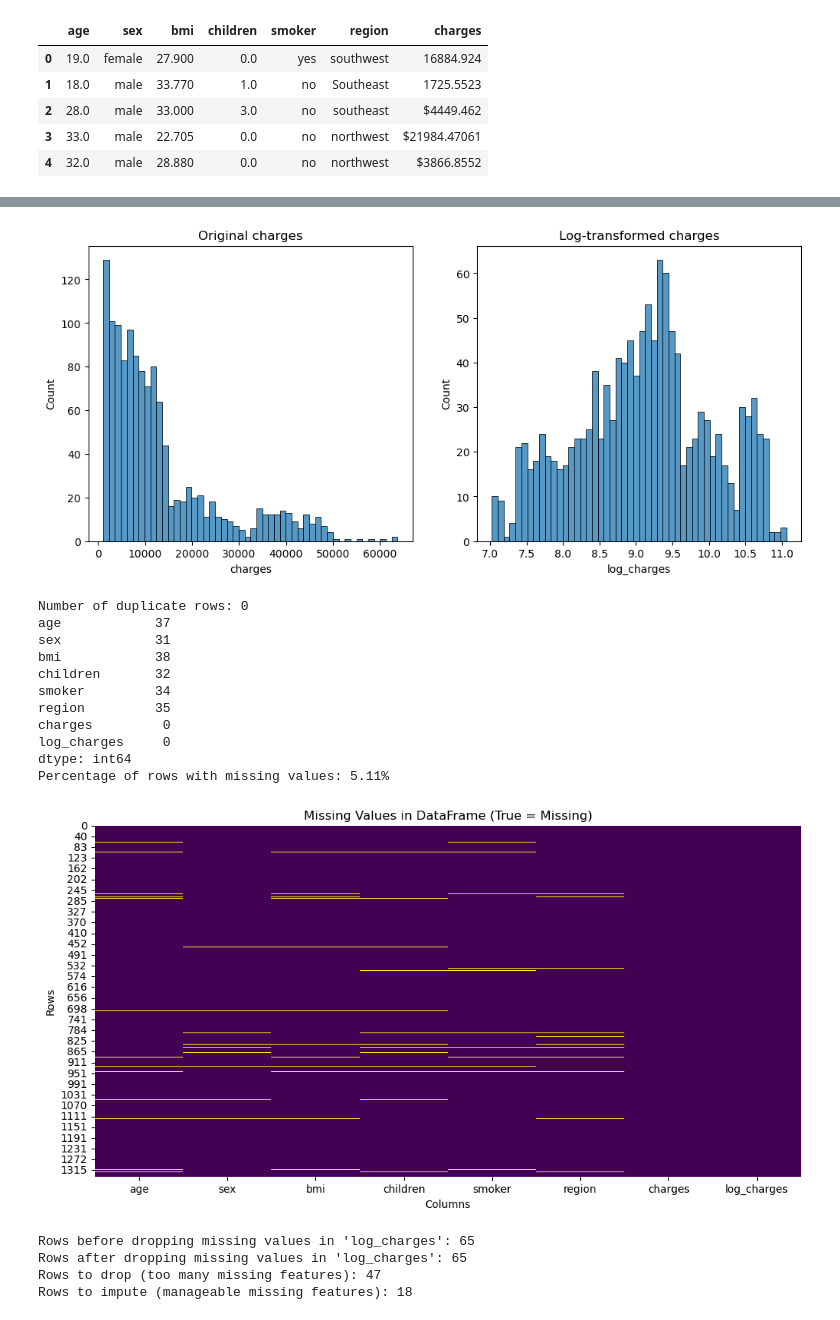
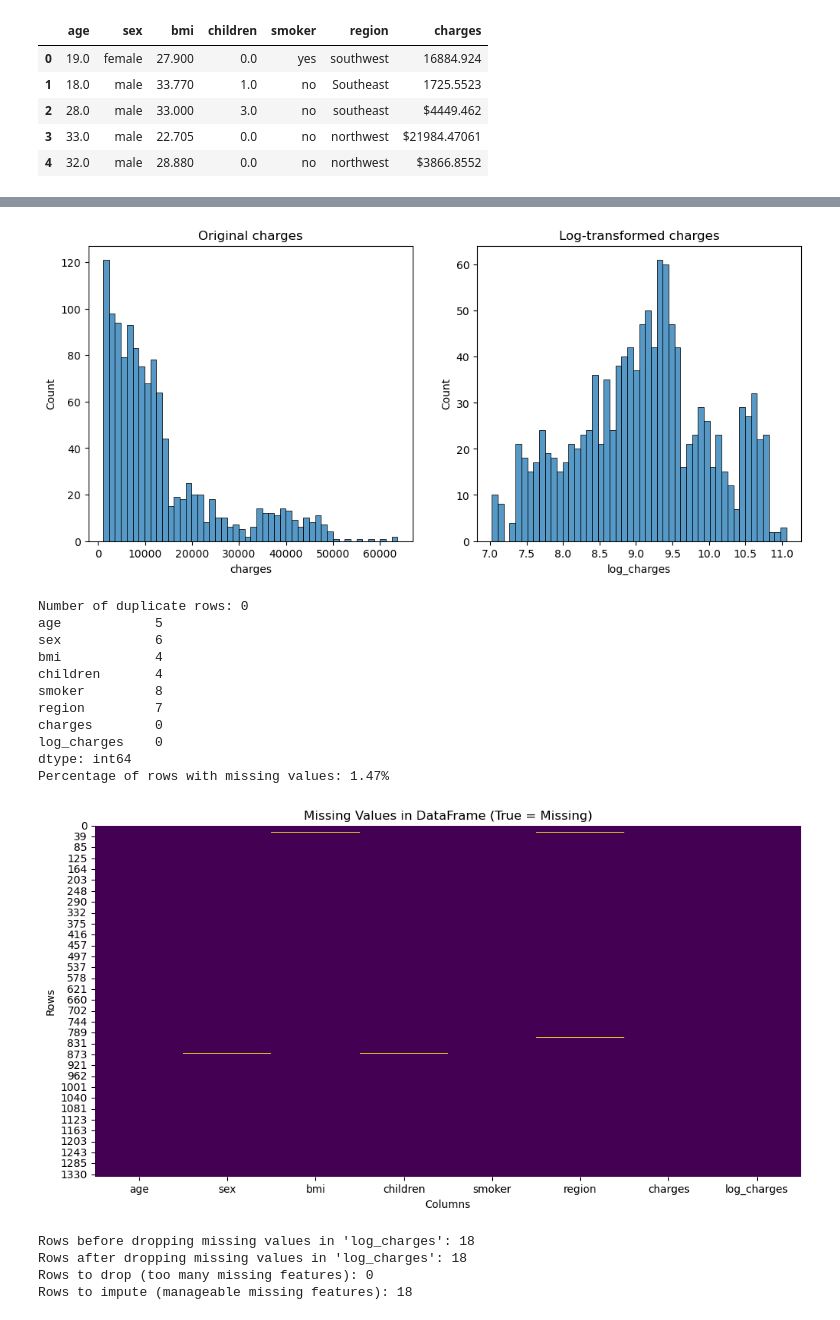
Before and after one commit to Eloise-Barrett/healthcare-insurance-charges, a Jupyter notebook: healthcare_insurance.ipynb, the cells around one changed output, grey strips where cells are left out. Cells and saved outputs as stored; diff of their text form; code cells hidden in the pictures.

Commit message:
Drop rows with more than 2 missing values

```diff
--- a/healthcare_insurance.ipynb
+++ b/healthcare_insurance.ipynb
@@ -160,5 +160,8 @@ rows_to_impute = insurance[(missing_counts > 0) & (missing_counts <= 2)]
 
 print(f"Rows to drop (too many missing features): {len(rows_to_drop)}")
 print(f"Rows to impute (manageable missing features): {len(rows_to_impute)}")
+
+#Drop rows with more than 2 missing values
+insurance = insurance.drop(rows_to_drop.index)
 # %% [output]
 <class 'pandas.core.frame.DataFrame'>
@@ -192,18 +195,18 @@ log_charges - Upper limit: 11.593785752823194, Lower limit: 6.586574072897116
 log_charges: 0 outliers
-[figure, old version]
+[figure, new version]
 Number of duplicate rows: 0
-age            37
-sex            31
-bmi            38
-children       32
-smoker         34
-region         35
-charges         0
-log_charges     0
+age            5
+sex            6
+bmi            4
+children       4
+smoker         8
+region         7
+charges        0
+log_charges    0
 dtype: int64
-Percentage of rows with missing values: 5.11%
+Percentage of rows with missing values: 1.47%
-[figure, old version]
+[figure, new version]
-Rows before dropping missing values in 'log_charges': 65
-Rows after dropping missing values in 'log_charges': 65
-Rows to drop (too many missing features): 47
+Rows before dropping missing values in 'log_charges': 18
+Rows after dropping missing values in 'log_charges': 18
+Rows to drop (too many missing features): 0
 Rows to impute (manageable missing features): 18
```
Also changed, not shown: parts of 1 cell of this notebook.
